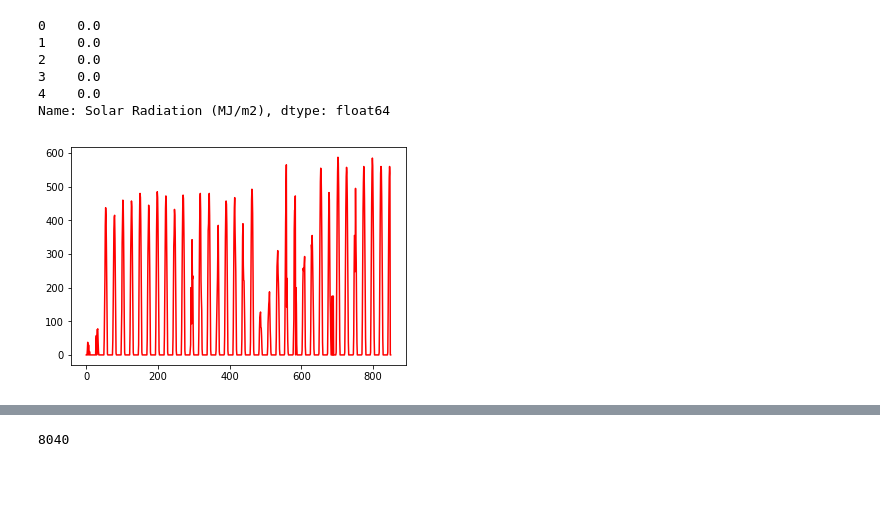
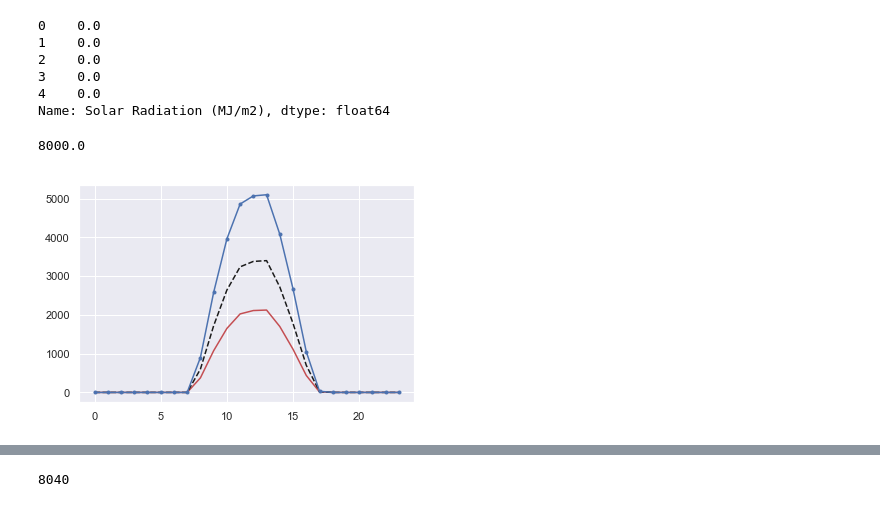
Before and after one commit to krishna0890227/Basic-Python-Programs, a Jupyter notebook: Seasonality_understanding.ipynb, the cells around one changed output, grey strips where cells are left out. Saved outputs shown, nothing was run; the diff lists cells and outputs as text; code cells hidden in the pictures; blank space fills up the shorter version.

```diff
--- a/Seasonality_understanding.ipynb
+++ b/Seasonality_understanding.ipynb
@@ -65,12 +58,24 @@ solar_radiation.head()
 Name: Solar Radiation (MJ/m2), dtype: float64
 # %%
 solarRadiation_data=solar_radiation.values
-# %%
-Capacity=1000
-
-Solar_capacity=Capacity*solarRadiation_data/4
-# %%
-plt.plot(Solar_capacity[150:1000] ,'r-')
-plt.show()
-# %% [output]
-[figure, removed]
+# %%
+def get_solarCapacity(value):
+    Capacity=value
+    Solar_capacity1=Capacity*solarRadiation_data/4
+    Solar_capacity1[Solar_capacity1>value]=value
+    return Solar_capacity1
+
+Solar_capacity1=get_solarCapacity(5000)
+Solar_capacity2=get_solarCapacity(8000)
+Solar_capacity3=get_solarCapacity(12000)
+# %%
+Solar_capacity2.max()
+# %% [output]
+8000.0
+# %%
+plt.plot(Solar_capacity1[48:72] ,'r-')
+plt.plot(Solar_capacity2[48:72] ,'k--')
+plt.plot(Solar_capacity3[48:72] ,'b.-')
+plt.show()
+# %% [output]
+[figure, added]
```
Also changed, not shown: parts of 58 cells of this notebook, 3 other files.
